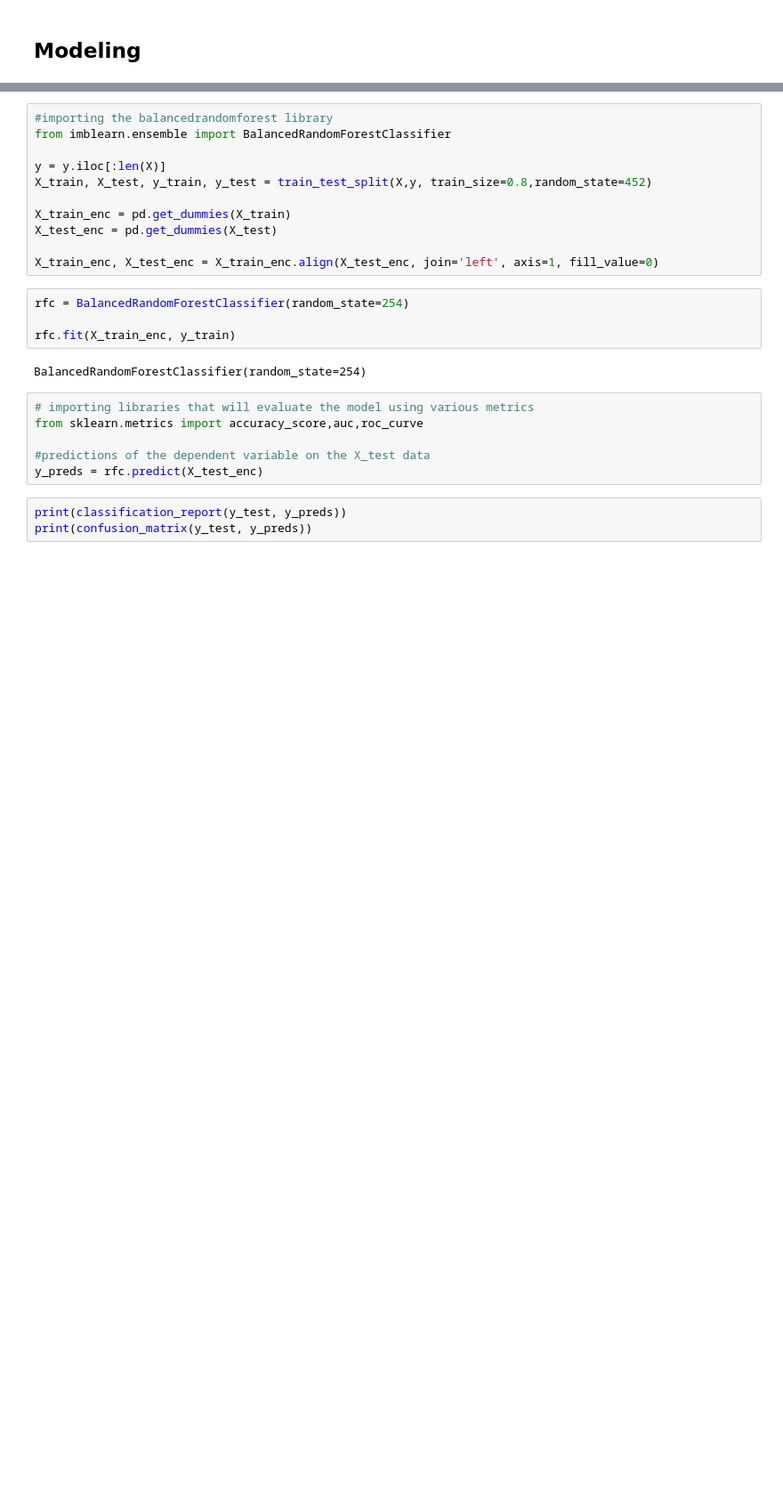
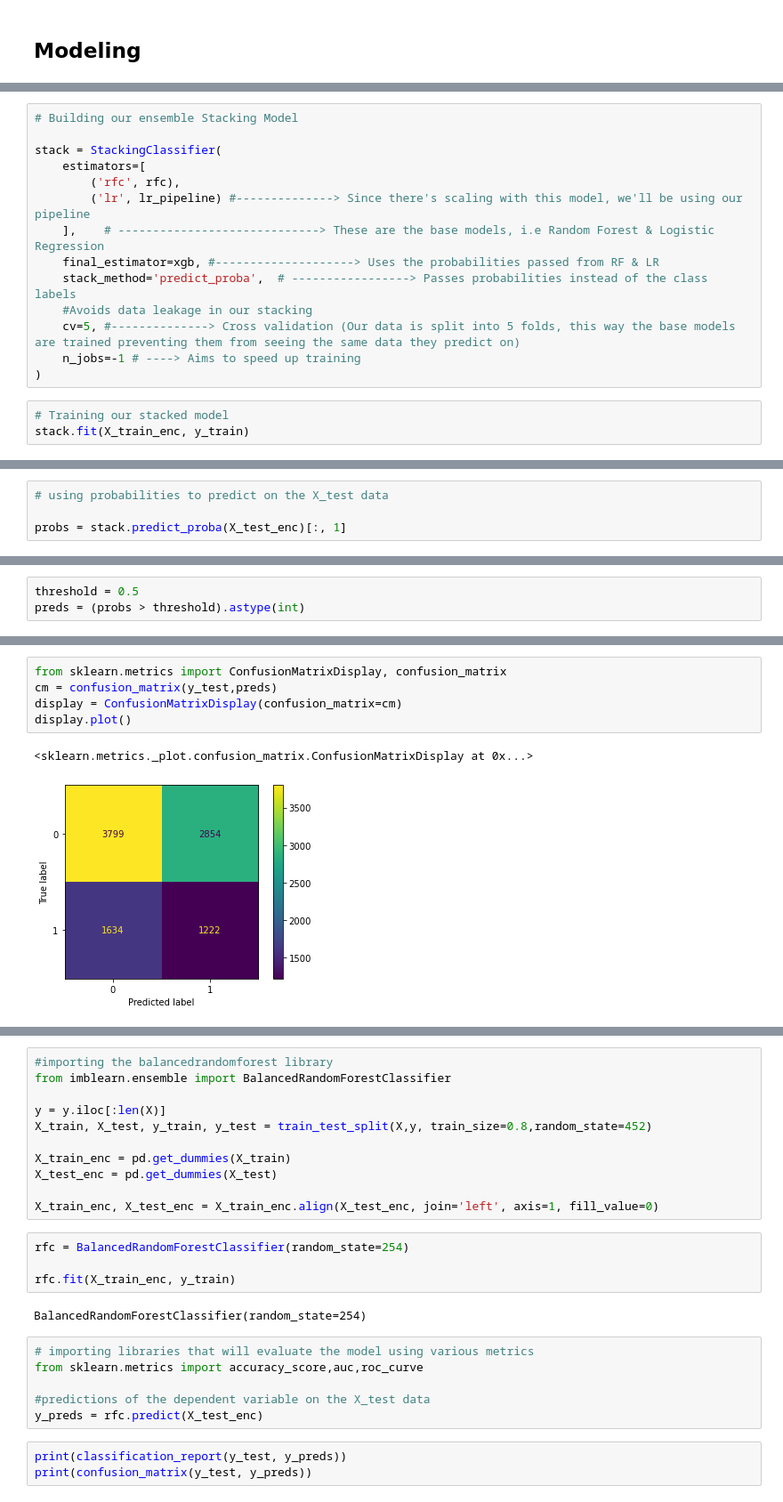
Before and after one commit to geoffreykemboi/Student_dropout_prediction_project, a Jupyter notebook: index.ipynb, the cells around one changed output, grey strips where cells are left out. Shown at 89% size. Cells and saved outputs as stored; diff of their text form; blank space fills up the shorter version.

```diff
--- a/index.ipynb
+++ b/index.ipynb
@@ -997,0 +1070,17 @@ memory usage: 8.0+ MB
+# %%
+# Building our ensemble Stacking Model
+
+stack = StackingClassifier(
+    estimators=[
+        ('rfc', rfc),
+        ('lr', lr_pipeline) #--------------> Since there's scaling with this model, we'll be using our pipeline
+    ],    # -----------------------------> These are the base models, i.e Random Forest & Logistic Regression
+    final_estimator=xgb, #--------------------> Uses the probabilities passed from RF & LR
+    stack_method='predict_proba',  # -----------------> Passes probabilities instead of the class labels
+    #Avoids data leakage in our stacking
+    cv=5, #--------------> Cross validation (Our data is split into 5 folds, this way the base models are trained preventing them from seeing the same data they predict on)
+    n_jobs=-1 # ----> Aims to speed up training
+)
+# %%
+# Training our stacked model
+stack.fit(X_train_enc, y_train)
@@ -997,0 +1105,4 @@ memory usage: 8.0+ MB
+# %%
+# using probabilities to predict on the X_test data
+
+probs = stack.predict_proba(X_test_enc)[:, 1]
@@ -997,0 +1126,3 @@ memory usage: 8.0+ MB
+# %%
+threshold = 0.5
+preds = (probs > threshold).astype(int)
@@ -997,0 +1144,8 @@ memory usage: 8.0+ MB
+# %%
+from sklearn.metrics import ConfusionMatrixDisplay, confusion_matrix
+cm = confusion_matrix(y_test,preds)
+display = ConfusionMatrixDisplay(confusion_matrix=cm)
+display.plot()
+# %% [output]
+<sklearn.metrics._plot.confusion_matrix.ConfusionMatrixDisplay at 0x...>
+[figure, added]
```
Also changed, not shown: parts of 30 cells of this notebook, 1 other file.
